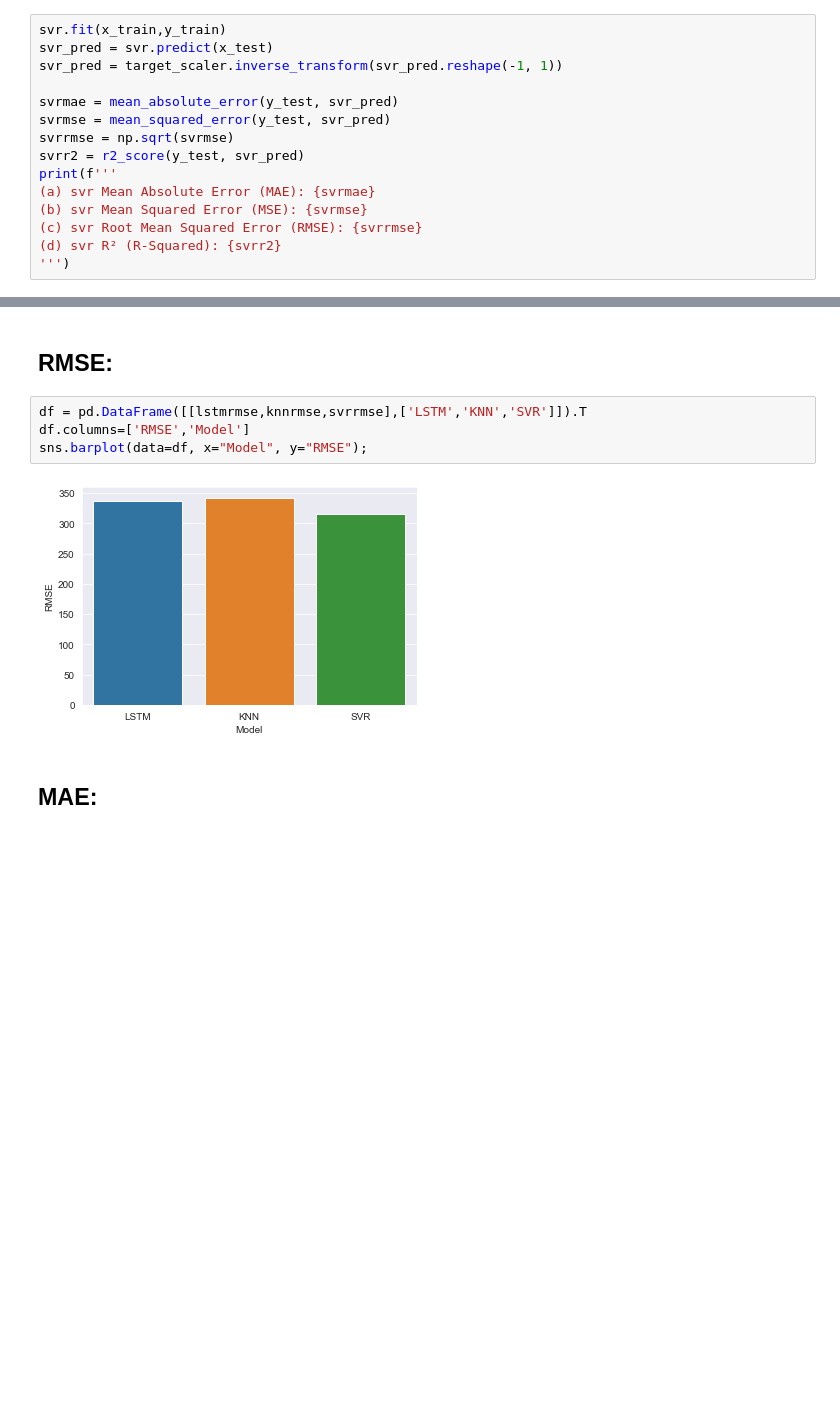
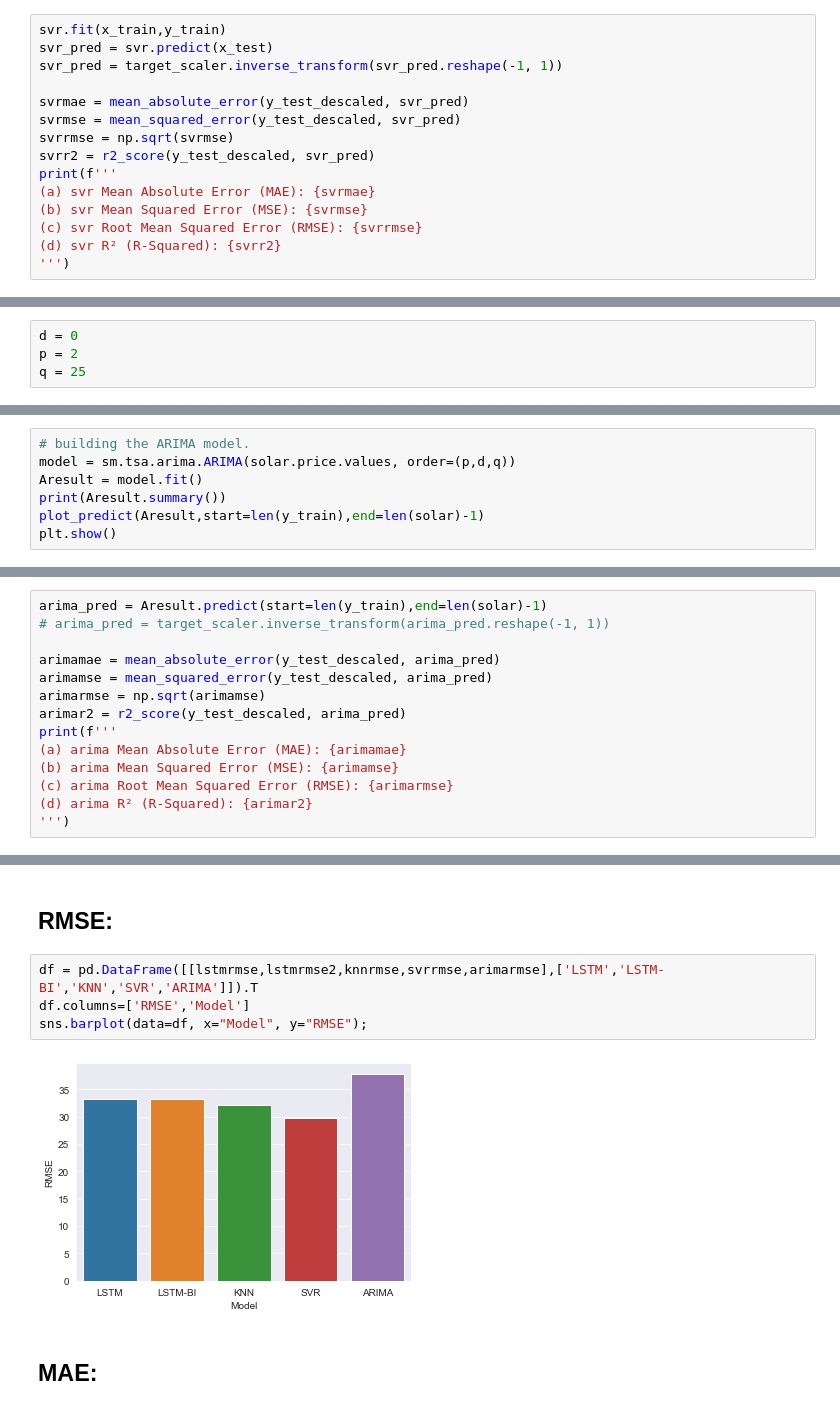
Before and after one commit to mohamed1249/Upwork-Projects, a Jupyter notebook: JS/Project - Copy.ipynb, the cells around one changed output, grey strips where cells are left out. Cells and saved outputs as stored; diff of their text form; blank space fills up the shorter version.

```diff
--- a/JS/Project - Copy.ipynb
+++ b/JS/Project - Copy.ipynb
@@ -372,10 +555,10 @@ svr.fit(x_train,y_train)
 svr_pred = svr.predict(x_test)
 svr_pred = target_scaler.inverse_transform(svr_pred.reshape(-1, 1))
 
-svrmae = mean_absolute_error(y_test, svr_pred)
-svrmse = mean_squared_error(y_test, svr_pred)
+svrmae = mean_absolute_error(y_test_descaled, svr_pred)
+svrmse = mean_squared_error(y_test_descaled, svr_pred)
 svrrmse = np.sqrt(svrmse)
-svrr2 = r2_score(y_test, svr_pred)
+svrr2 = r2_score(y_test_descaled, svr_pred)
 print(f'''
 (a) svr Mean Absolute Error (MAE): {svrmae}
 (b) svr Mean Squared Error (MSE): {svrmse}
@@ -412,0 +628,4 @@ plt.show()
+# %%
+d = 0
+p = 2
+q = 25
@@ -412,0 +638,7 @@ plt.show()
+# %%
+# building the ARIMA model.
+model = sm.tsa.arima.ARIMA(solar.price.values, order=(p,d,q))
+Aresult = model.fit()
+print(Aresult.summary())
+plot_predict(Aresult,start=len(y_train),end=len(solar)-1)
+plt.show()
@@ -412,0 +664,14 @@ plt.show()
+# %%
+arima_pred = Aresult.predict(start=len(y_train),end=len(solar)-1)
+# arima_pred = target_scaler.inverse_transform(arima_pred.reshape(-1, 1))
+
+arimamae = mean_absolute_error(y_test_descaled, arima_pred)
+arimamse = mean_squared_error(y_test_descaled, arima_pred)
+arimarmse = np.sqrt(arimamse)
+arimar2 = r2_score(y_test_descaled, arima_pred)
+print(f'''
+(a) arima Mean Absolute Error (MAE): {arimamae}
+(b) arima Mean Squared Error (MSE): {arimamse}
+(c) arima Root Mean Squared Error (RMSE): {arimarmse}
+(d) arima R² (R-Squared): {arimar2}
+''')
@@ -507,11 +718,11 @@ Keras weights file (<HDF5 file "variables.h5" (mode r)>) loading:
 # %% [markdown]
 ## RMSE:
 # %%
-df = pd.DataFrame([[lstmrmse,knnrmse,svrrmse],['LSTM','KNN','SVR']]).T
+df = pd.DataFrame([[lstmrmse,lstmrmse2,knnrmse,svrrmse,arimarmse],['LSTM','LSTM-BI','KNN','SVR','ARIMA']]).T
 df.columns=['RMSE','Model']
 sns.barplot(data=df, x="Model", y="RMSE");
 # %% [output]
-[figure, old version]
+[figure, new version]
 # %% [markdown]
 ## MAE:
 # %%
```
Also changed, not shown: parts of 83 cells of this notebook, 35 other files.
